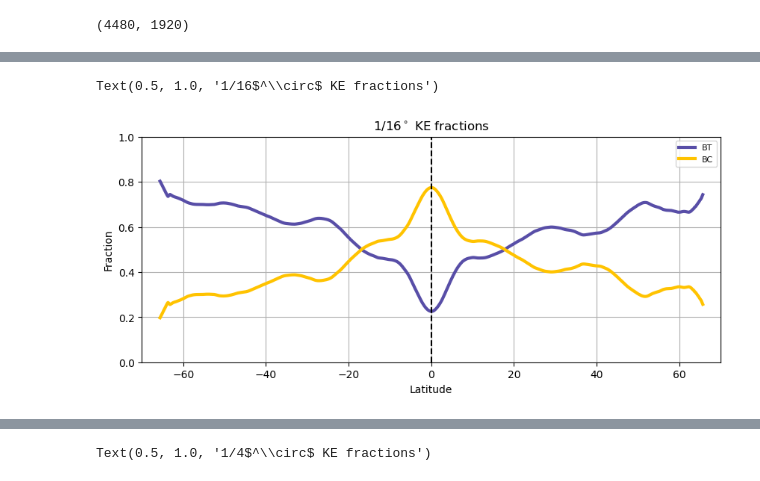
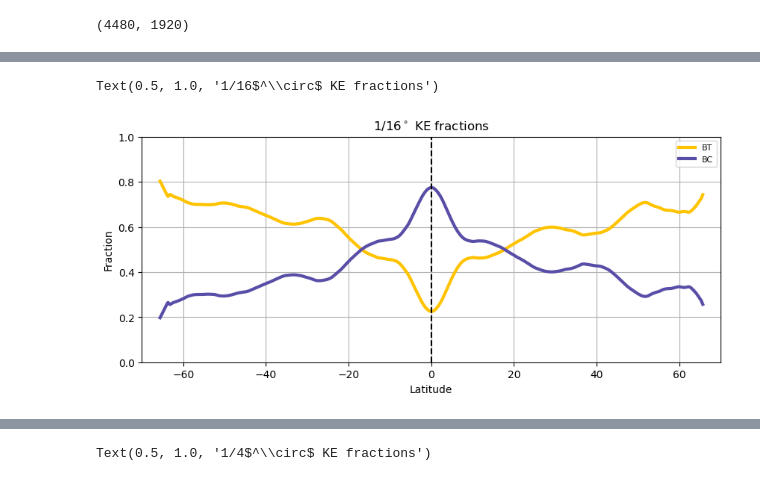
Before and after one commit to ElizabethYankovsky/Neverworld2-Analysis, a Jupyter notebook: BTBC_Eddy_Mean_final.ipynb, the cells around one changed output, grey strips where cells are left out. Saved outputs shown, nothing was run; the diff lists cells and outputs as text; code cells hidden in the pictures.

```diff
--- a/BTBC_Eddy_Mean_final.ipynb
+++ b/BTBC_Eddy_Mean_final.ipynb
@@ -422,20 +709,20 @@ Text(0.5, 1.0, '1/4$^\\circ$ KE fractions')
 # %%
 #For the convolution window use N=240 for 1/32 deg.; N=120 for 1/16deg.; N=60 for 1/8deg.; and N=30 for 1/4deg.
 window=120
 
 plt.figure(figsize=(10, 4), dpi= 100, facecolor='w', edgecolor='k')
 #plt.plot(yh,np.nanmean(fraction_BT,axis=1),'-',c='#82cafc',linewidth=3)
-plt.plot(yh_00625,np.convolve(np.nanmean(fraction_BT_00625,axis=1), np.ones((window,))/window, mode='same'),'-',c='#584EA7',linewidth=3)
+plt.plot(yh_00625,np.convolve(np.nanmean(fraction_BT_00625,axis=1), np.ones((window,))/window, mode='same'),'-',c='#FFC300',linewidth=3)
 plt.grid()
-plt.plot(yh_00625,np.convolve(np.nanmean(fraction_BC_00625,axis=1), np.ones((window,))/window, mode='same'),'-',c='#FFC300',linewidth=3)
+plt.plot(yh_00625,np.convolve(np.nanmean(fraction_BC_00625,axis=1), np.ones((window,))/window, mode='same'),'-',c='#584EA7',linewidth=3)
 
 plt.legend(['BT','BC'],loc='upper right',fontsize=8)
 plt.plot([0, 0],[0, 1],'--',color=[0,0,0])
 plt.xlim(-70, 70)
 plt.ylim(0,1);
 plt.xlabel('Latitude')
 plt.ylabel('Fraction')
 plt.title('1/16$^\circ$ KE fractions')
 # %% [output]
 Text(0.5, 1.0, '1/16$^\\circ$ KE fractions')
-[figure, old version]
+[figure, new version]
```
Also changed, not shown: parts of 41 cells of this notebook, 19 other files.
